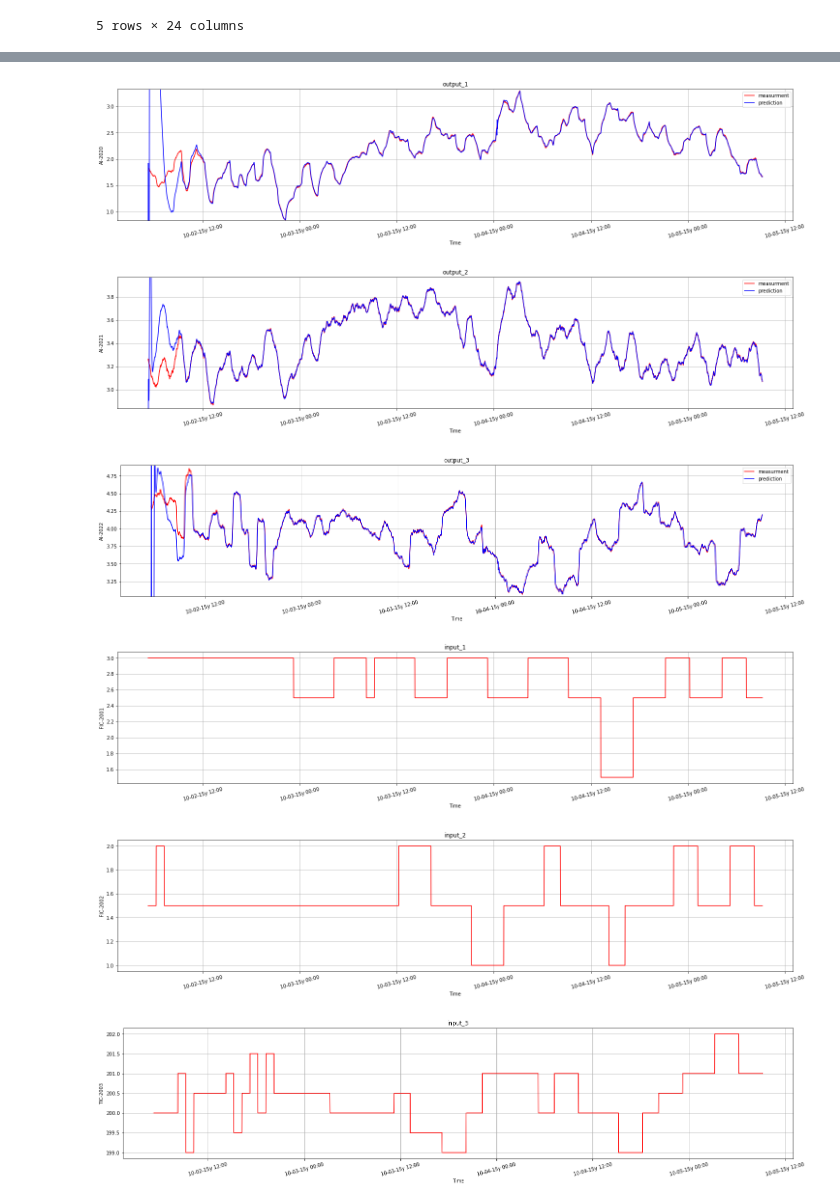
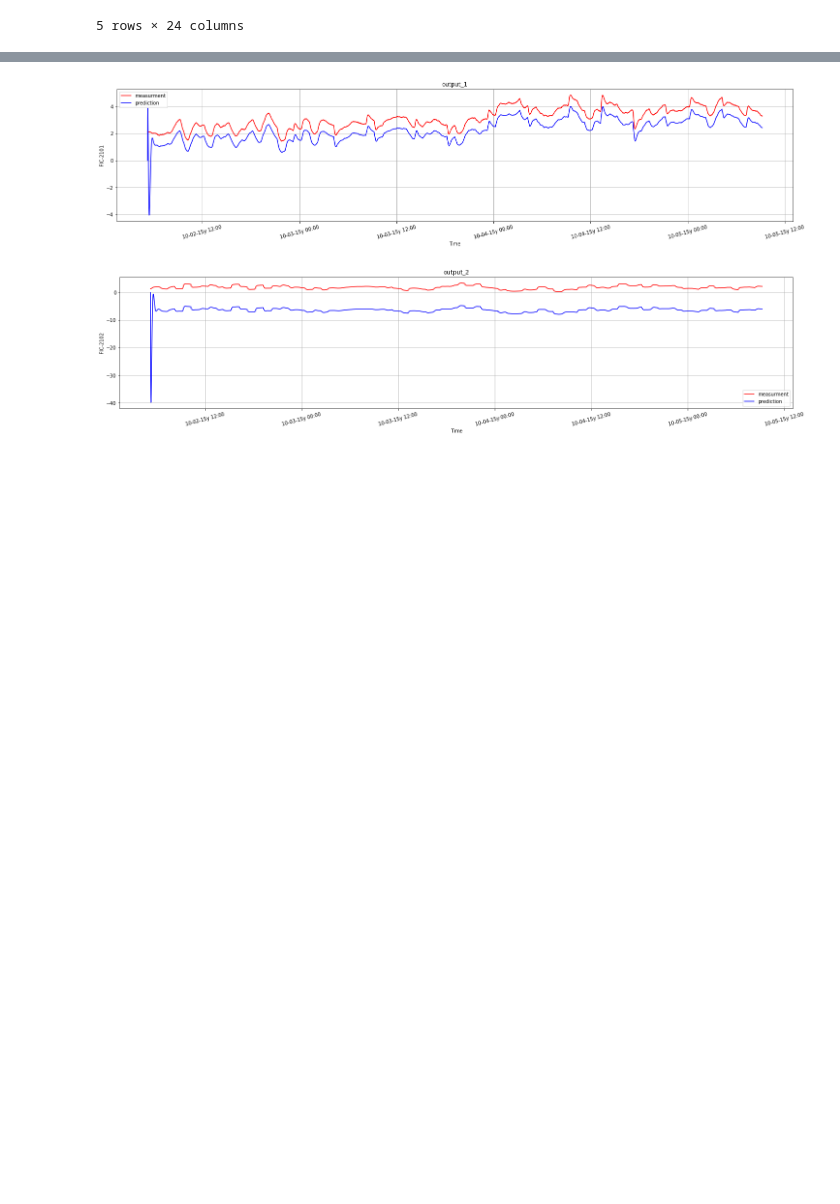
Before and after one commit to Robbie1/sysid, a Jupyter notebook: notebooks/model_id_democol.ipynb, the cells around one changed output, grey strips where cells are left out. Saved outputs shown, nothing was run; the diff lists cells and outputs as text; code cells hidden in the pictures; blank space fills up the shorter version.

```diff
--- a/notebooks/model_id_democol.ipynb
+++ b/notebooks/model_id_democol.ipynb
@@ -54,7 +70,7 @@ step_test.head()
 #select Inputs and Outputs for the model identification case
 #['AI-2020','AI-2021', 'AI-2022', 'FIC-2100', 'FIC-2101', 'FIC-2102', 'FI-2005', 'FIC-2001','FIC-2002', 'FIC-2004','QI-2106', 'TIC-2003']
 inputs = ['FIC-2001','FIC-2002', 'TIC-2003', 'FIC-2004','FI-2005']
-outputs = ['AI-2020','AI-2021', 'AI-2022']
+outputs = ['FIC-2101','FIC-2102']
 # %%
 #Convert dataframe to numpy arry.
 u = step_test[inputs].to_numpy().T
@@ -100,11 +127,7 @@ plots.plot_model(model, inputs, outputs, tss=90)
 # %%
-start_time = '2015-10-02 05:14:00'
-end_time = '2015-10-05 09:13:00'
-plots.plot_comparison(step_test_data, model, inputs, outputs, start_time, end_time, plt_input= True,scale_plt=True)
+start_time = start
+end_time = end
+plots.plot_comparison(step_test_data, model, inputs, outputs, start_time, end_time, plt_input= False,scale_plt=False)
 # %% [output]
-[figure, old version]
+[figure, new version]
-[figure, old version]
+[figure, new version]
-[figure, removed]
-[figure, removed]
-[figure, removed]
-[figure, removed]
```
Also changed, not shown: parts of 8 cells of this notebook, 10 other files.
